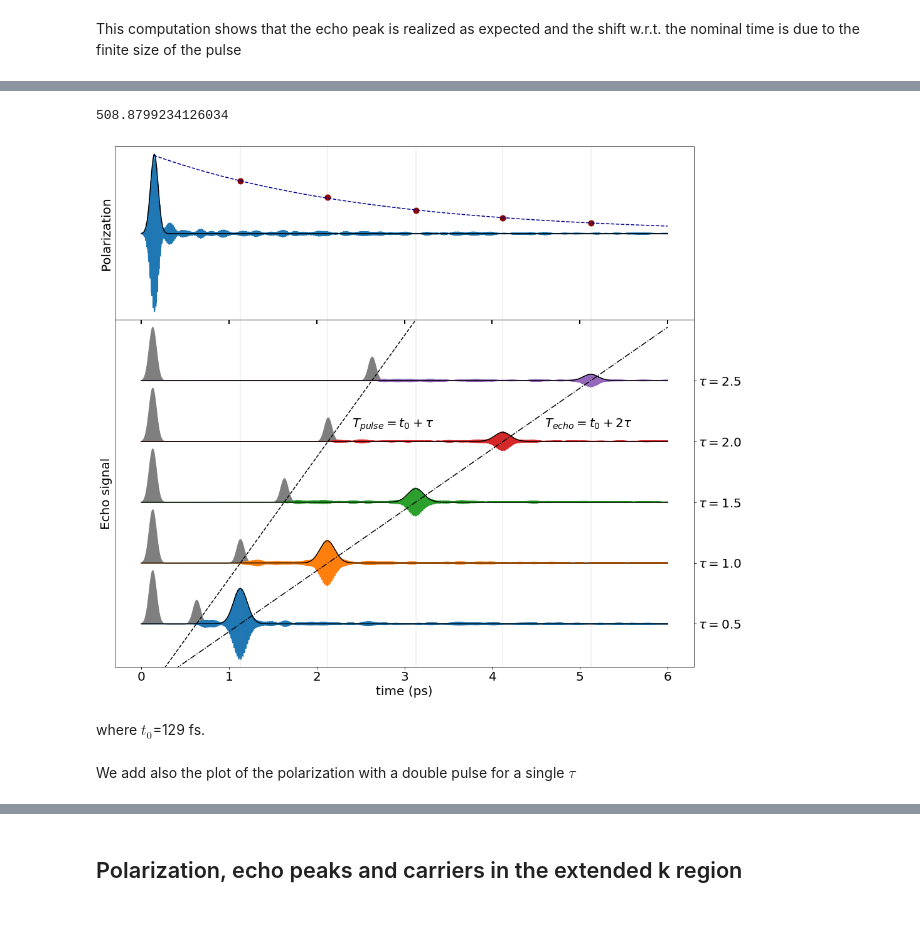
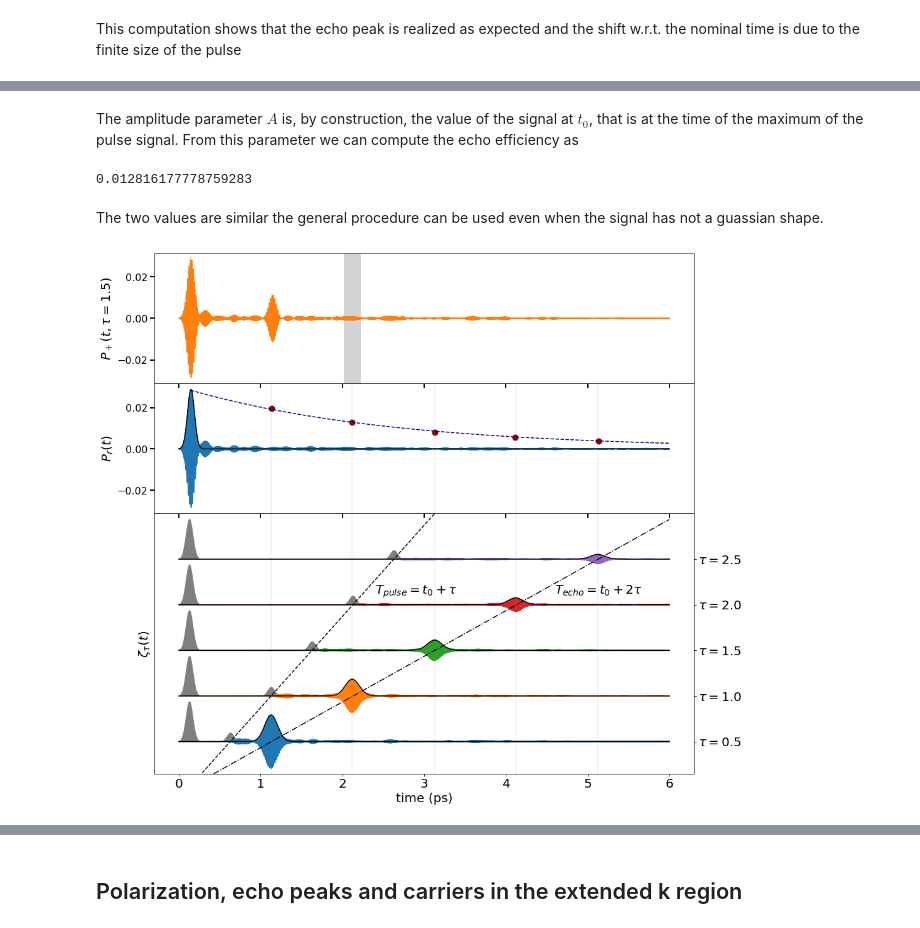
Before and after one commit to marcodalessandro76/Echo_mechanisms_decay_time_optical_orientation, a Jupyter notebook: PHOTON_ECO/ANALYSIS_Plot.ipynb, the cells around one changed output, grey strips where cells are left out. Cells and saved outputs as stored; diff of their text form; code cells hidden in the pictures.

```diff
--- a/PHOTON_ECO/ANALYSIS_Plot.ipynb
+++ b/PHOTON_ECO/ANALYSIS_Plot.ipynb
@@ -214,6 +163,6 @@ We can compute the distance between the max of the profile of the echo peak and
 of the echo pulse
 # %%
 for t in tau:
-    diffe = gauss_pars[t][1]-tmax_profile[t]
+    diffe = gauss_pars[t][1]-t0
     print(t,diffe)
 # %% [output]
@@ -233,0 +186,3 @@ where $\lambda$ is the efficiency of the echo retrieval and $t_0$ is the time po
+# %%
+theta_p = np.sqrt(simps(px_ref**2,time))
+theta_e = [np.sqrt(simps(echo[t]**2,time)) for t in tau]
@@ -237,9 +196,10 @@ t0 = gauss_pars_ref[1]
 # %%
-def monoExp(t, l):
-    return theta_ref*l*np.exp(-eta*(t-t0))
+def monoExp(t, A):
+    return A*np.exp(-eta*(t-tmax_px_ref))
 # %%
-l0 = 1e-2 # start with values near those we expect
-params, cv = curve_fit(monoExp, time_echo, theta_echo, l0)
-l = params[0]
-l
+A0 = 1e-4 # start with values near those we expect
+tvals = [tmax_echo[t] for t in tau]
+params, cv = curve_fit(monoExp, tvals, theta_e, A0)
+A = params[0]
+A
 # %% [output]
@@ -247,63 +213,80 @@ l
+# %% [markdown]
+The amplitude parameter $A$ is, by construction, the value of the signal at $t_0$, that
+is at the time of the maximum of the pulse signal. From this parameter we can compute
+the echo efficiency as
+# %%
+l = A/theta_p
+l
+# %% [output]
+0.012816177778759283
+# %% [markdown]
+The two values are similar the general procedure can be used even when the signal has not a guassian shape.
 # %%
 tau_disp = [r'$\tau=0.5$',r'$\tau=1.0$',r'$\tau=1.5$',r'$\tau=2.0$',r'$\tau=2.5$']
 label_size = 20
 e_min = -1.2
 e_max = 8.5
 shift = 1.7
+time_profile = np.array([tmax_profile[i] for i in tau])
+time_echo = np.array([tmax_echo[t] for t in tau])
 a_profile = 4*shift/(time_profile[-1]-time_profile[0])
 b_profile = -a_profile*time_profile[0]
 a_echo = 4*shift/(time_echo[-1]-time_echo[0])
 b_echo = -a_echo*time_echo[0]
-scatter_rescale = max(px_ref)/(theta_ref*l)
-print(scatter_rescale)
-
+scatter_rescale = px_ref_max/A
 ypos=0
 
 fig, ax1 = plt.subplots(figsize=(14, 12))
-gs = gridspec.GridSpec(2, 1, height_ratios=[1,2])
-ax1 = plt.subplot(gs[1])
-ax2 = plt.subplot(gs[0])
+gs = gridspec.GridSpec(3, 1, height_ratios=[1,1,2])
+ax1 = plt.subplot(gs[2])
+ax2 = plt.subplot(gs[1])
+ax3 = plt.subplot(gs[0])
 
 for t in tau:
-    ax1.plot(time,ypos+echo[t]) #,color='tab:orange'
-    ax1.fill_between(time,ypos+1.5*profile[t]*rescale_profile,ypos,color='tab:grey')
-    ax1.plot(time,ypos+gauss(time,*gauss_pars[t]),color='black',linestyle='-')
+    ax1.plot(time,ypos+echo[t]/echo_max[tau[0]]) #,color='tab:orange'
+    ax1.fill_between(time,ypos+1.5*profile[t]/profile_max,ypos,color='tab:grey')
+    ax1.plot(time,ypos+gauss(time,*gauss_pars[t])/echo_max[tau[0]],color='black',linestyle='-')
     ax1.axvline(gauss_pars[t][1],color='grey',linestyle='-',linewidth=0.2)
     ypos+=shift
 ax1.plot(time,a_profile*time+b_profile,color='black',linestyle='--')
 ax1.plot(time,a_echo*time+b_echo,color='black',linestyle='-.')
 
 ax1.text(2.4,5.5,'$T_{pulse}=t_0+\\tau$',size=label_size)
 ax1.text(4.6,5.5,'$T_{echo}=t_0+2\\tau$',size=label_size)
 ax1.set_xlabel('time (ps)',size=label_size)
-ax1.set_ylabel('Echo signal',size=label_size)
+ax1.set_ylabel('$\zeta_{\\tau}(t)$',size=label_size)
 ax1.set_ylim(e_min,e_max)
 ax1.set_yticks([shift*i for i in range(len(tau_disp))])
 ax1.set_yticklabels(tau_disp,size=label_size)
 ax1.yaxis.tick_right()
 ax1.tick_params(axis='both', which='major', labelsize=label_size)
 
-ax2.scatter(time_echo,scatter_rescale*theta_echo,linewidth=4,color='darkred')
+ax2.scatter(time_echo,scatter_rescale*np.array(theta_e),linewidth=4,color='darkred')
 ax2.plot(time,px_ref)
 ax2.plot(time,gauss(time,*gauss_pars_ref),color='black',linestyle='-')
 ax2.plot(time_exp,exp_decay,linestyle='--',color='darkblue')
 for t in tau:
     ax2.axvline(gauss_pars[t][1],color='grey',linestyle='-',linewidth=0.2)
 #ax2.axhline(0,color='black',linestyle='-')
 #ax2.set_xticks([])
 ax2.set_xticks([0,1,2,3,4,5,6])
 ax2.set_xticklabels([])
-ax2.set_yticks([])
+#ax2.set_yticks([])
+ax2.tick_params(width=2,length=7,labelsize=16)
 ax2.tick_params(width=2,length=7)
-ax2.set_ylabel('Polarization',size=label_size)
+ax2.set_ylabel('$P_r(t)$',size=label_size)
+
+ax3.plot(time,polarization['Pol_x'],color='tab:orange')
+ax3.axvspan(gauss_pars['1ps'][1]-0.1, gauss_pars['1ps'][1]+0.1, color='lightgrey',fill=True)
+#ax3.axvspan(gauss_pars['1.5ps'][1]-0.1, gauss_pars['1.5ps'][1]+0.1,ymin=0.5-0.05,ymax=0.5+0.05, color='lightgrey')
+ax3.set_xticks([0,1,2,3,4,5,6])
+ax3.set_xticklabels([])
+#ax3.set_yticks([])
+ax3.tick_params(width=2,length=7,labelsize=16)
+ax3.set_ylabel('$P_+(t,\\tau=1.5)$',size=label_size)
 
 plt.tight_layout(pad=-0.7)
 
 #plt.savefig(fname='Plot/echo_analysis_%s.eps'%int_str,format='eps',bbox_inches = "tight")
 # %% [output]
-508.8799234126034
-[figure, old version]
+[figure, new version]
-# %% [markdown]
-where $t_0$=129 fs.
-# %% [markdown]
-We add also the plot of the polarization with a double pulse for a single $\tau$
```
Also changed, not shown: parts of 34 cells of this notebook.
